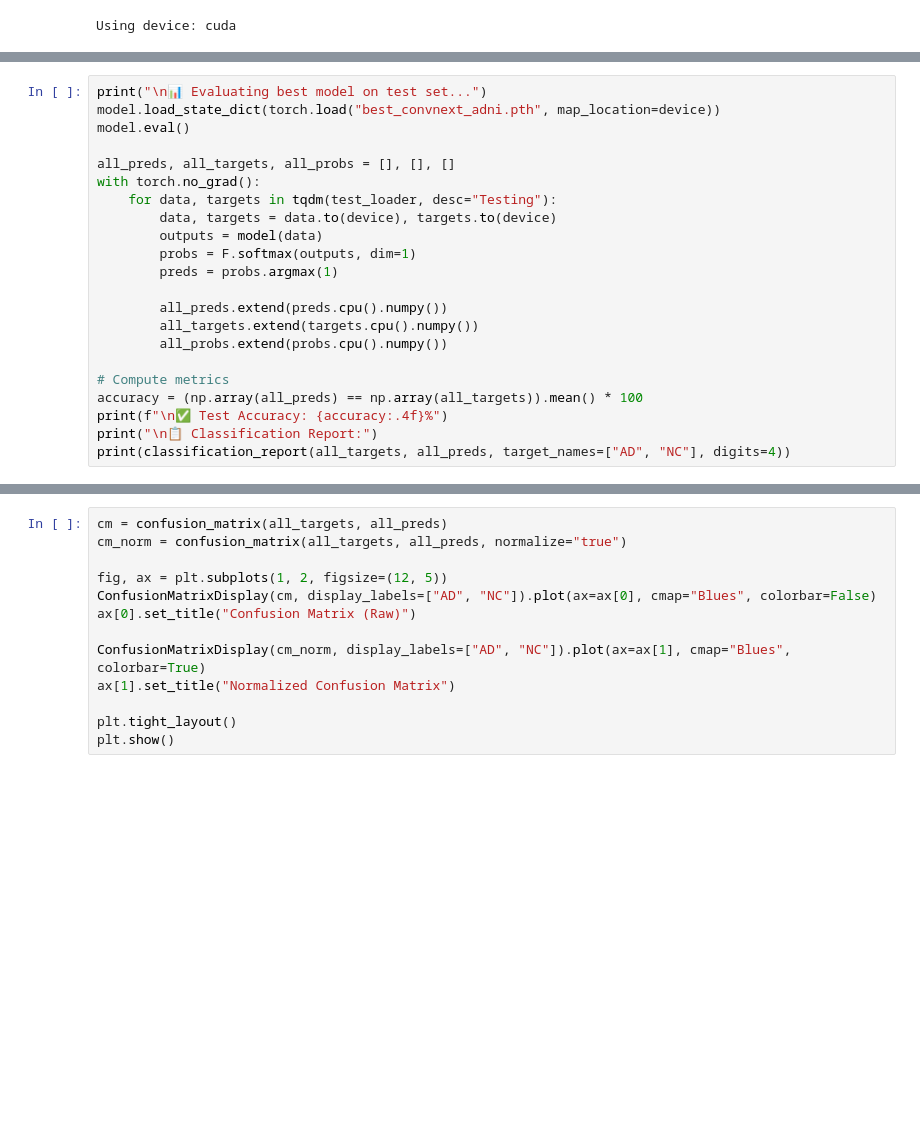
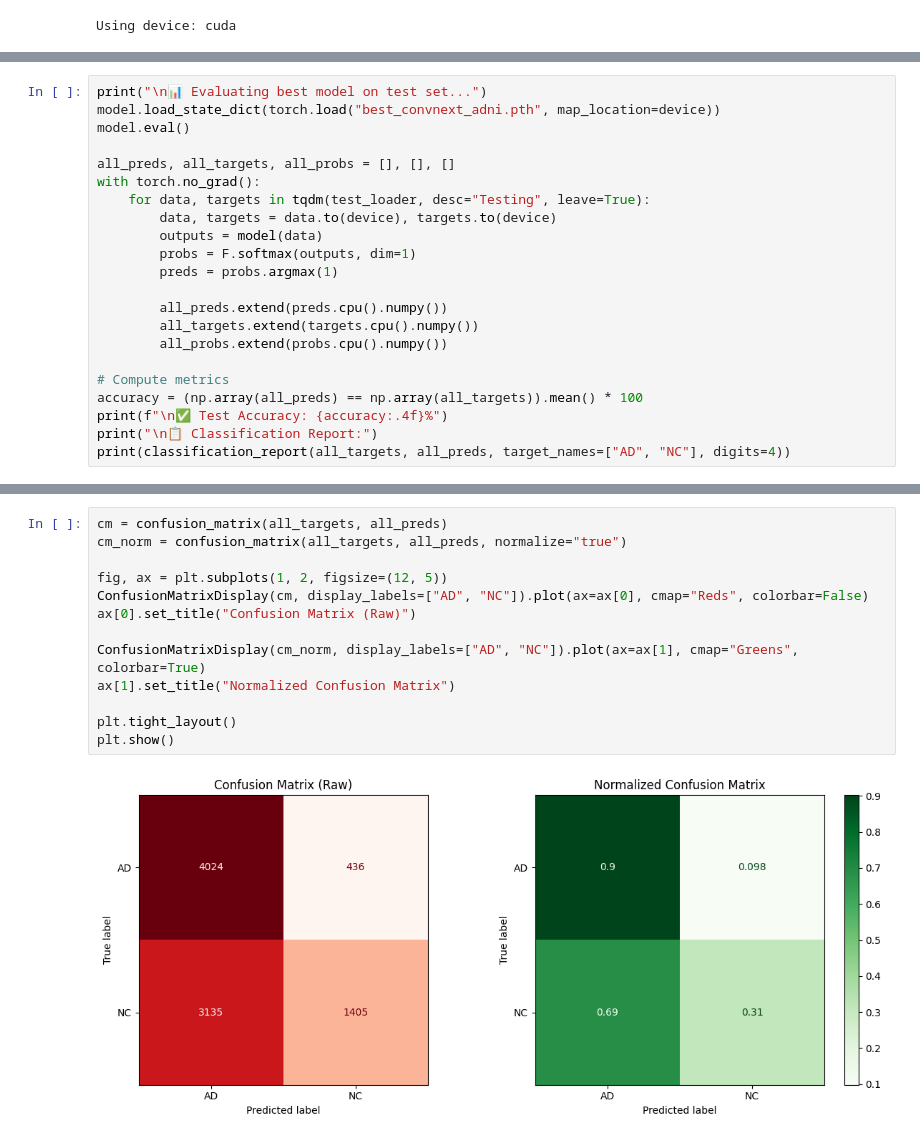
Before and after one commit to s4742629/PatternAnalysis-2025, a Jupyter notebook: recognition/s4742629_ADNI_ConvNeXt_GFNet/train.ipynb, the cells around one changed output, grey strips where cells are left out. Saved outputs shown, nothing was run; the diff lists cells and outputs as text; blank space fills up the shorter version.

```diff
--- a/recognition/s4742629_ADNI_ConvNeXt_GFNet/train.ipynb
+++ b/recognition/s4742629_ADNI_ConvNeXt_GFNet/train.ipynb
@@ -153,7 +217,7 @@ model.eval()
 
 all_preds, all_targets, all_probs = [], [], []
 with torch.no_grad():
-    for data, targets in tqdm(test_loader, desc="Testing"):
+    for data, targets in tqdm(test_loader, desc="Testing", leave=True):
         data, targets = data.to(device), targets.to(device)
         outputs = model(data)
         probs = F.softmax(outputs, dim=1)
@@ -171,13 +248,15 @@ print(classification_report(all_targets, all_preds, target_names=["AD", "NC"], d
 # %%
 cm = confusion_matrix(all_targets, all_preds)
 cm_norm = confusion_matrix(all_targets, all_preds, normalize="true")
 
 fig, ax = plt.subplots(1, 2, figsize=(12, 5))
-ConfusionMatrixDisplay(cm, display_labels=["AD", "NC"]).plot(ax=ax[0], cmap="Blues", colorbar=False)
+ConfusionMatrixDisplay(cm, display_labels=["AD", "NC"]).plot(ax=ax[0], cmap="Reds", colorbar=False)
 ax[0].set_title("Confusion Matrix (Raw)")
 
-ConfusionMatrixDisplay(cm_norm, display_labels=["AD", "NC"]).plot(ax=ax[1], cmap="Blues", colorbar=True)
+ConfusionMatrixDisplay(cm_norm, display_labels=["AD", "NC"]).plot(ax=ax[1], cmap="Greens", colorbar=True)
 ax[1].set_title("Normalized Confusion Matrix")
 
 plt.tight_layout()
 plt.show()
+# %% [output]
+[figure, added]
```
Also changed, not shown: parts of 7 cells of this notebook, 1 other file.
